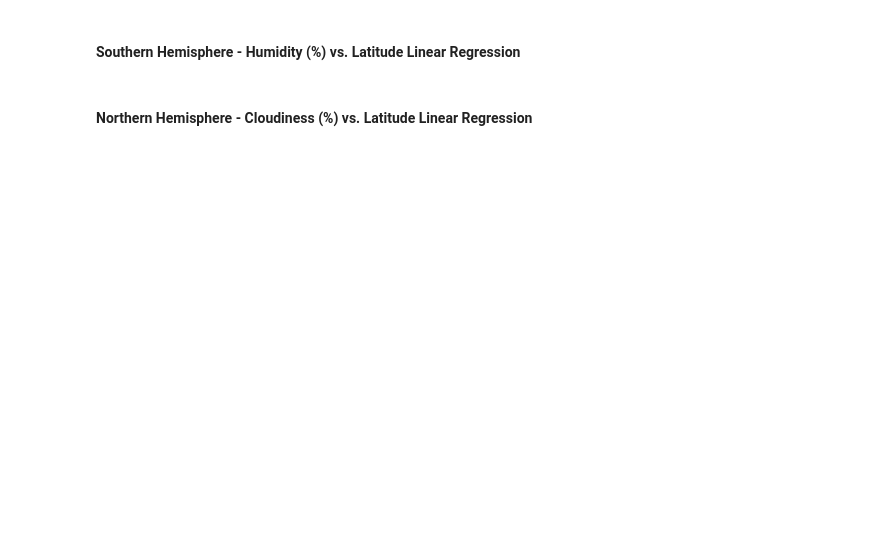
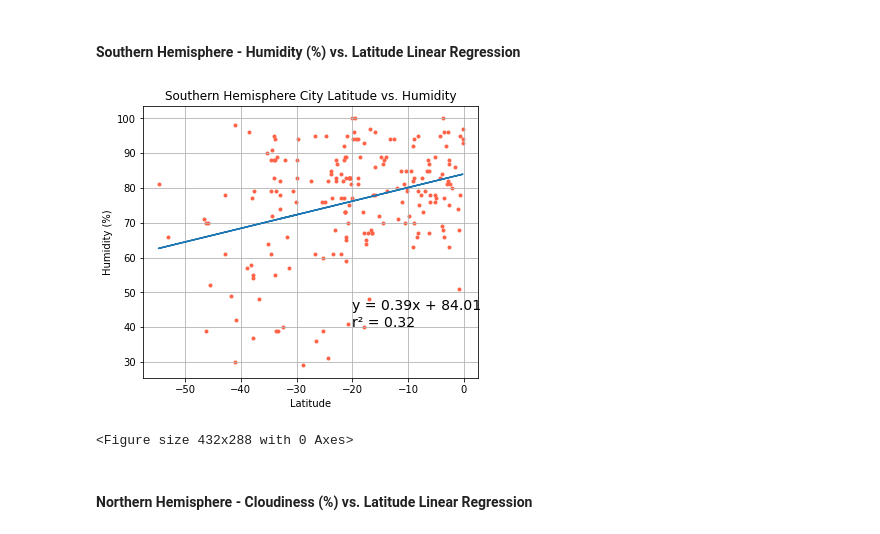
Before and after one commit to Mvhaynes/APIs, a Jupyter notebook: starter_code/WeatherPy.ipynb, the cells around one changed output. Saved outputs shown, nothing was run; the diff lists cells and outputs as text; code cells hidden in the pictures; blank space fills up the shorter version.

```diff
--- a/starter_code/WeatherPy.ipynb
+++ b/starter_code/WeatherPy.ipynb
@@ -418,4 +421,39 @@ plt.show()
 # %% [markdown]
 ####  Southern Hemisphere - Humidity (%) vs. Latitude Linear Regression
+# %%
+# Get SH humidity
+sh_humidity = south['Humidity']
+
+# Plot
+fig, ax = plt.subplots(figsize=(6,5))
+plt.scatter(south_lat, sh_humidity, marker='.', color='tomato')
+plt.title('Southern Hemisphere City Latitude vs. Humidity')
+plt.xlabel('Latitude')
+plt.ylabel('Humidity (%)')
+plt.grid(True)
+
+# Regression
+sh_hum_r = st.pearsonr(south_lat, sh_humidity)
+sh_hum_r = sh_hum_r[0].round(2)
+sh_hum_r = f"r² = {sh_hum_r}"
+
+# Linear regression
+(slope, intercept, rvalue, pvalue, std) = linregress(south_lat, sh_humidity)
+sh_hum_eq = 'y = ' + str(slope.round(2)) + 'x + ' + str((intercept.round(2)))
+sh_hum_regress = south_lat * slope + intercept
+
+# Add equation and regression line to figure
+plt.plot(south_lat, sh_hum_regress)
+plt.annotate(sh_hum_eq, (-20,45), fontsize=14, color='black')
+plt.annotate(sh_hum_r, (-20,40), fontsize=14, color='black')
+plt.show()
+
+# Save as png
+plt.savefig('../output_data/SH_humidity.png', format='png')
+
+plt.show()
+# %% [output]
+[figure, added]
+<Figure size 432x288 with 0 Axes>
 # %% [markdown]
 ####  Northern Hemisphere - Cloudiness (%) vs. Latitude Linear Regression
```
Also changed, not shown: parts of 2 cells of this notebook, 3 other files.
